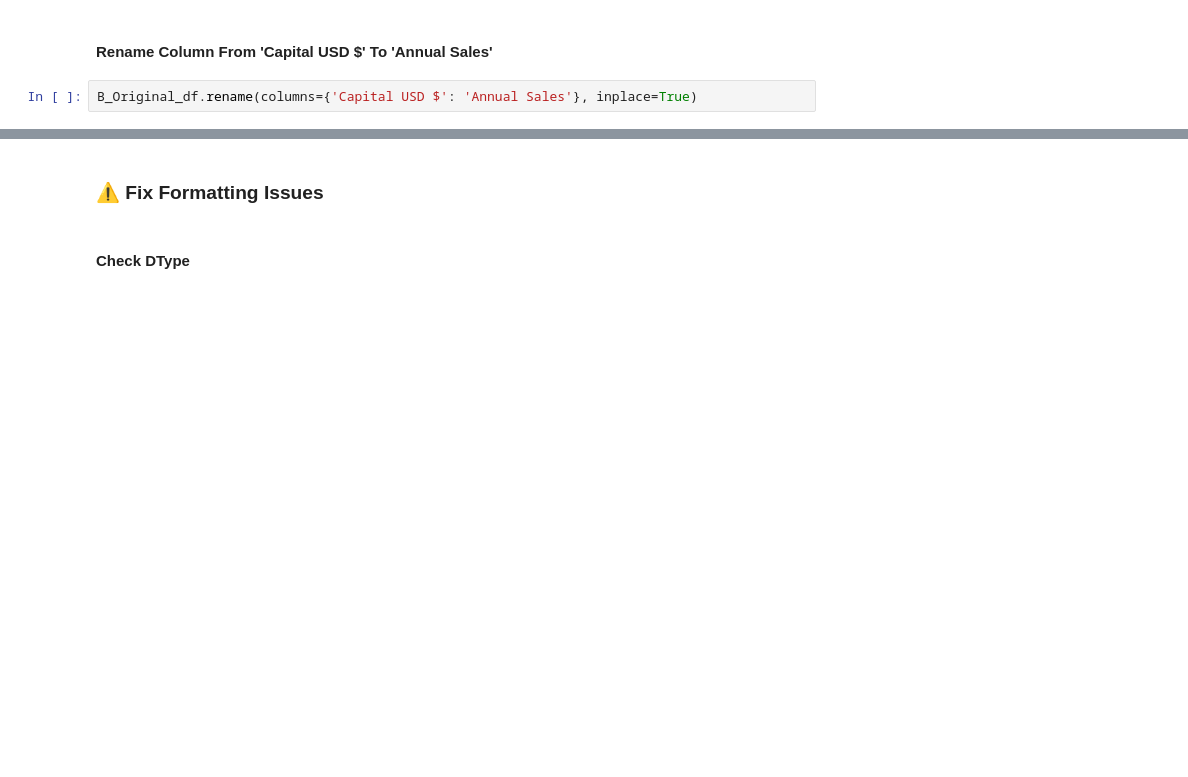
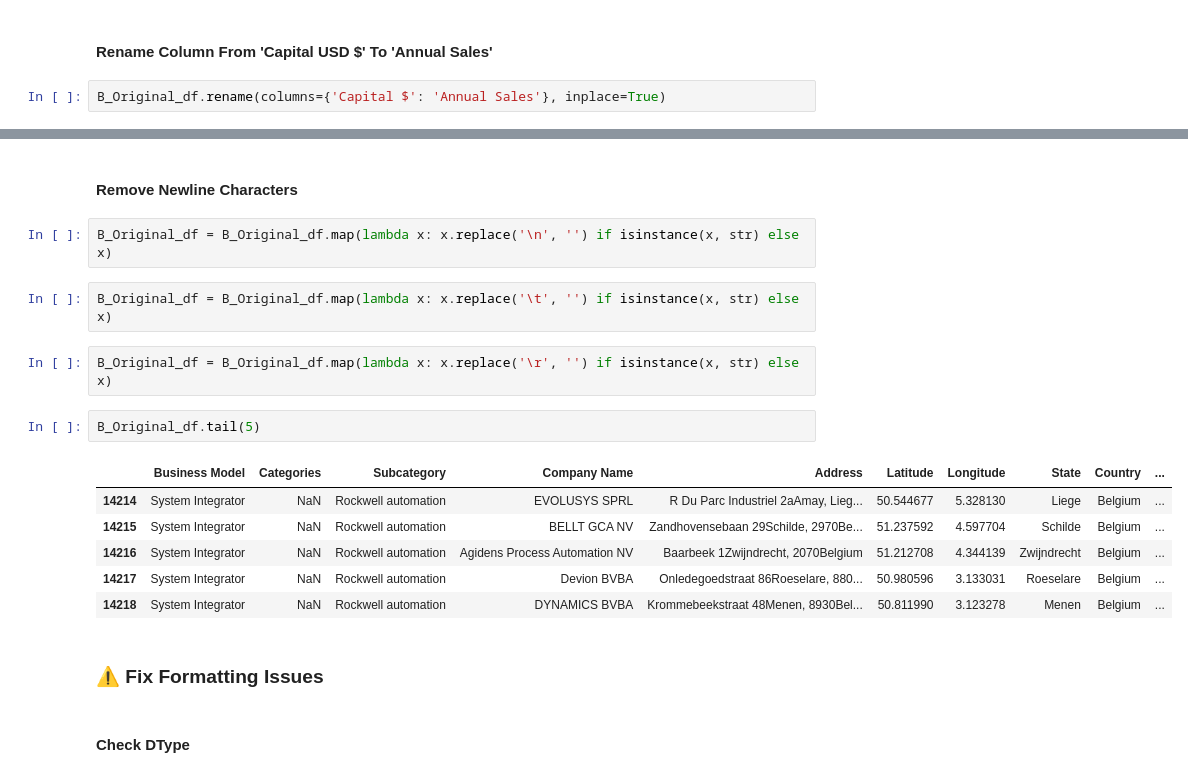
Before and after one commit to mitano-17/Nidec-Drives-Data-Cleaning, a Jupyter notebook: Dataset_Belgium_Cleaner.ipynb, the cells around one changed output, grey strips where cells are left out. Drawn from its saved outputs; the diff is of its cells as text; blank space fills up the shorter version.

```diff
--- a/Dataset_Belgium_Cleaner.ipynb
+++ b/Dataset_Belgium_Cleaner.ipynb
@@ -119,7 +119,7 @@ B_Original_df.tail(3)
 # %% [markdown]
 <h4>Rename Column From 'Capital USD $' To 'Annual Sales'</h4>
 # %%
-B_Original_df.rename(columns={'Capital USD $': 'Annual Sales'}, inplace=True)
+B_Original_df.rename(columns={'Capital $': 'Annual Sales'}, inplace=True)
 # %%
 B_Original_df.sample(5)
 # %% [output]
@@ -132,3 +132,20 @@ B_Original_df.sample(5)
+# %% [markdown]
+<h4>Remove Newline Characters</h4>
+# %%
+B_Original_df = B_Original_df.map(lambda x: x.replace('\n', '') if isinstance(x, str) else x)
+# %%
+B_Original_df = B_Original_df.map(lambda x: x.replace('\t', '') if isinstance(x, str) else x)
+# %%
+B_Original_df = B_Original_df.map(lambda x: x.replace('\r', '') if isinstance(x, str) else x)
+# %%
+B_Original_df.tail(5)
+# %% [output]
+|  | Business Model | Categories | Subcategory | Company Name | Address | Latitude | Longitude | State | Country | ... |
+| 14214 | System Integrator | NaN | Rockwell automation | EVOLUSYS SPRL | R Du Parc Industriel 2aAmay, Lieg... | 50.544677 | 5.328130 | Liege | Belgium | ... |
+| 14215 | System Integrator | NaN | Rockwell automation | BELLT GCA NV | Zandhovensebaan 29Schilde, 2970Be... | 51.237592 | 4.597704 | Schilde | Belgium | ... |
+| 14216 | System Integrator | NaN | Rockwell automation | Agidens Process Automation NV | Baarbeek 1Zwijndrecht, 2070Belgium | 51.212708 | 4.344139 | Zwijndrecht | Belgium | ... |
+| 14217 | System Integrator | NaN | Rockwell automation | Devion BVBA | Onledegoedstraat 86Roeselare, 880... | 50.980596 | 3.133031 | Roeselare | Belgium | ... |
+| 14218 | System Integrator | NaN | Rockwell automation | DYNAMICS BVBA | Krommebeekstraat 48Menen, 8930Bel... | 50.811990 | 3.123278 | Menen | Belgium | ... |
 # %% [markdown]
 <h3>⚠️ Fix Formatting Issues</h3>
 # %% [markdown]
```
Also changed, not shown: parts of 8 cells of this notebook.
